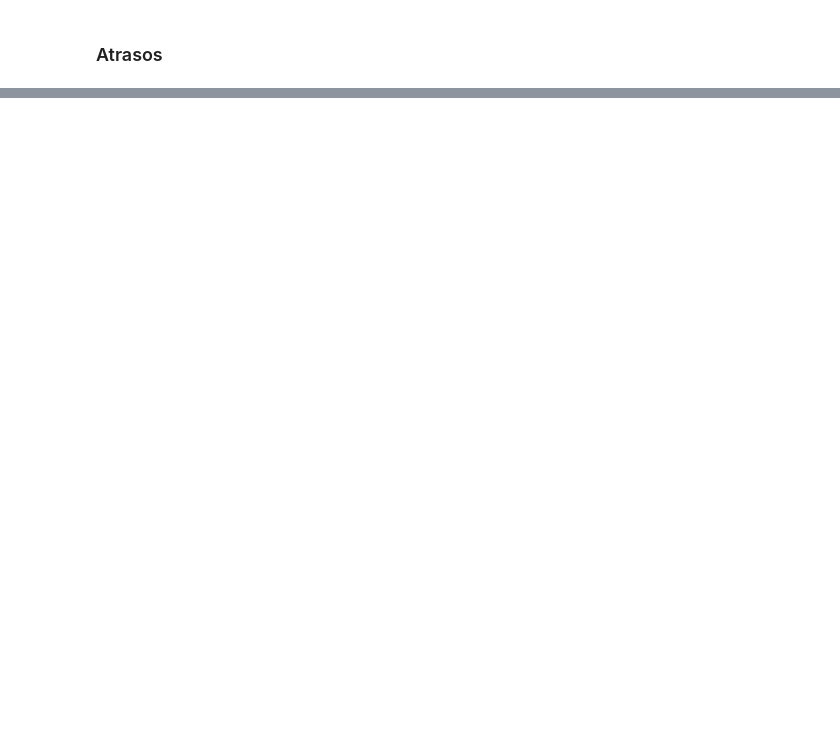
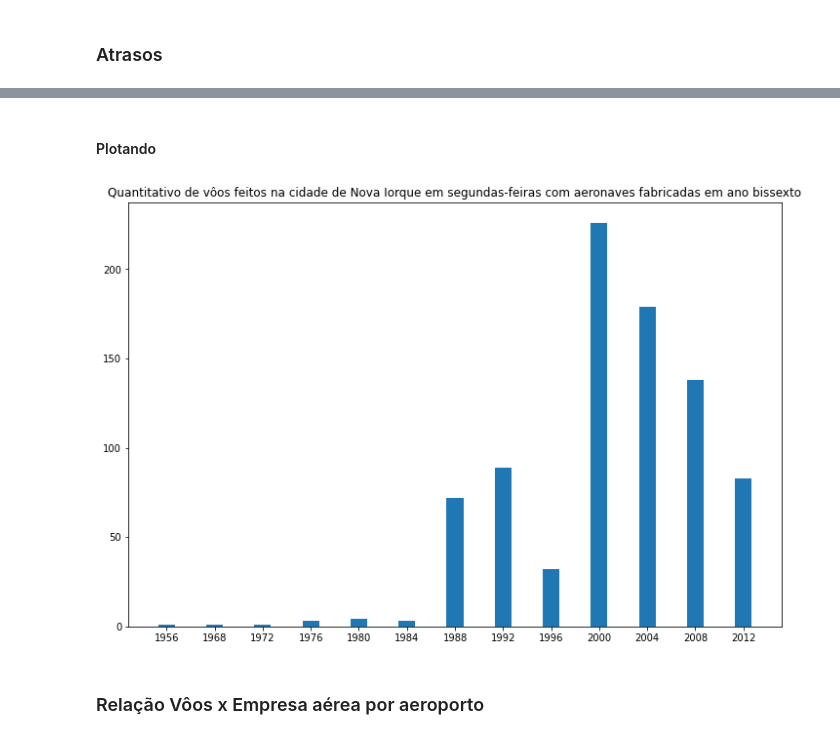
Before and after one commit to mechlerc/desafio-data, a Jupyter notebook: notebooks/desafio_02.ipynb, the cells around one changed output, grey strips where cells are left out. Cells and saved outputs as stored; diff of their text form; code cells hidden in the pictures; blank space fills up the shorter version.

```diff
--- a/notebooks/desafio_02.ipynb
+++ b/notebooks/desafio_02.ipynb
@@ -17,4 +14,2 @@ from bokeh.models import ColumnDataSource, HoverTool
-# %%
-df_flights = flights.copy(deep=True)
 # %% [markdown]
 ### Atrasos
@@ -125,0 +214,34 @@ weather
+# %% [markdown]
+#### Plotando
+# %%
+def plot_matplot_voos (df):
+    """
+    Cria um gráfico de barras do quantitativo de vôos feitos na cidade de Nova Iorque
+    em segundas-feiras, com aeronaves fabricadas em ano bissexto, por ano.
+
+    Retorna um PNG.
+    """
+
+
+    # construindo a base de dados
+    voos_leap = df['year'].astype(np.int64).value_counts(sort=False).to_dict()
+
+    # criando a base do gráfico
+    plot_voos_leap, ax2 = plt.subplots(figsize=(12,8))
+
+    # adiciona as barras
+    b3 = ax2.bar(range(len(voos_leap.keys())), list(voos_leap.values()), 0.35, align="center",tick_label=list(voos_leap.keys()))
+
+    # configurando título
+    ax2.set_title('Quantitativo de vôos feitos na cidade de Nova Iorque em segundas-feiras com aeronaves fabricadas em ano bissexto')
+
+    # resultado
+    plot_voos_leap.show()
+
+    return plot_voos_leap.savefig("res_voos-leap_nycflight.png")
+# %%
+plot_matplot_voos(voos_segunda(flights,planes))
+# %% [output]
+[figure, added]
+# %% [markdown]
+### Relação Vôos x Empresa aérea por aeroporto
```
Also changed, not shown: parts of 38 cells of this notebook.
